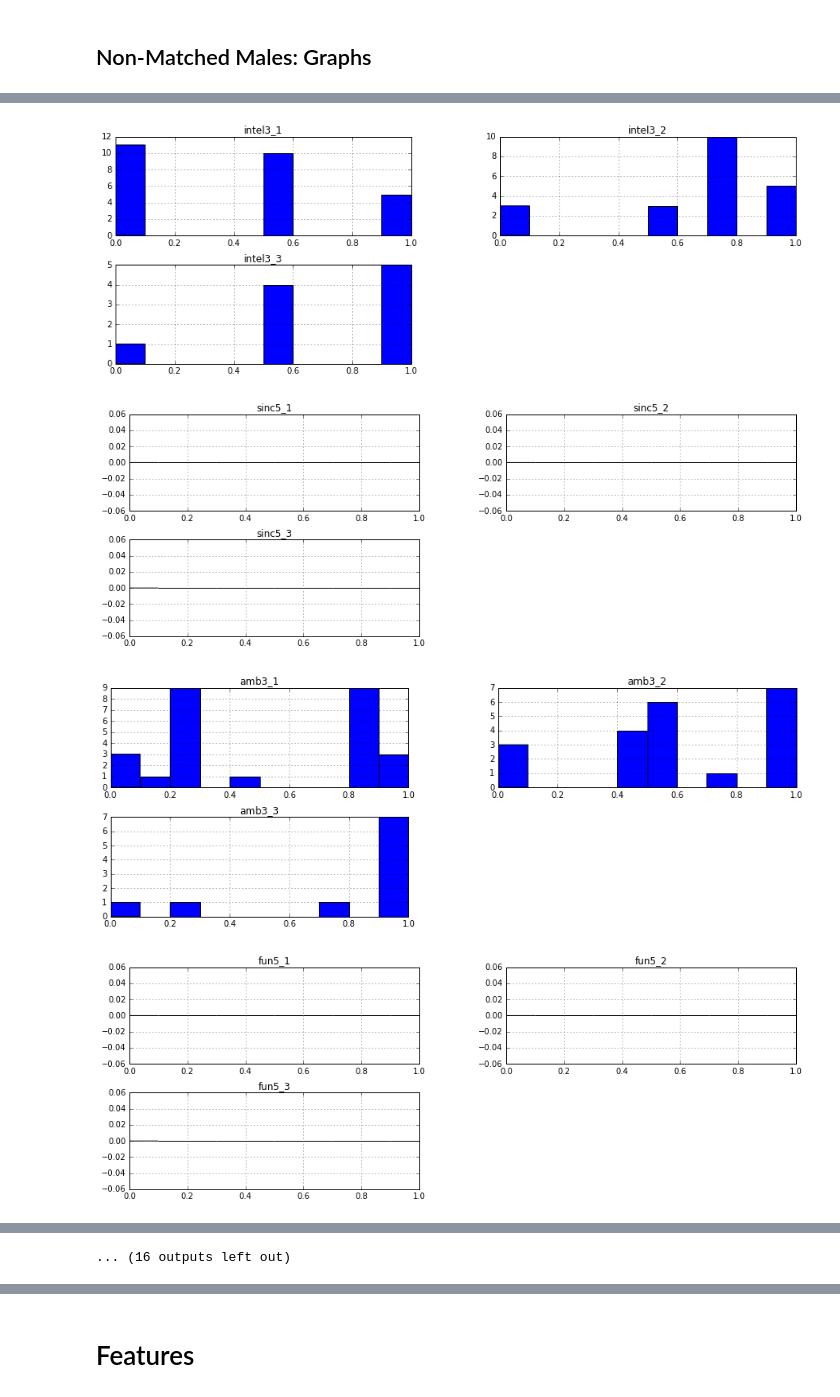
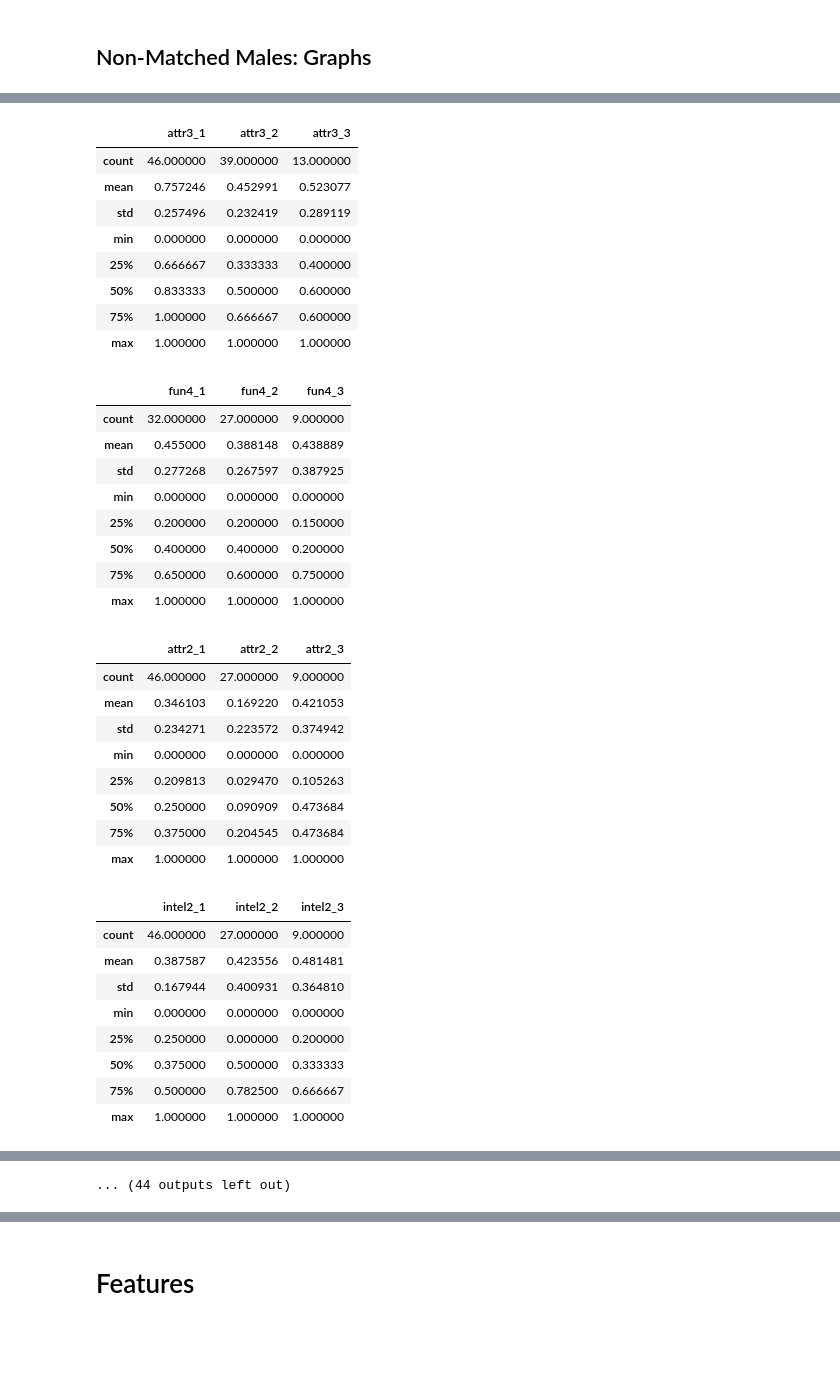
Before and after one commit to fiatveritas/Portfolio, a Jupyter notebook: Udacity_Project_5_Capstone/Love_At_First_Sight.ipynb, the cells around one changed output, grey strips where cells are left out. Saved outputs shown, nothing was run; the diff lists cells and outputs as text; code cells hidden in the pictures; blank space fills up the shorter version.

```diff
--- a/Udacity_Project_5_Capstone/Love_At_First_Sight.ipynb
+++ b/Udacity_Project_5_Capstone/Love_At_First_Sight.ipynb
@@ -111,11 +240,11 @@ for i, j in fc.master_list.iteritems():
 <h2>Non-Matched Males: Graphs</h2>
 # %%
 for i, j in fc.master_list.iteritems():
-    stuff = pd.DataFrame(data = people_not_matched, columns = ['iid', 'wave', 'gender'] + j)
+    stuff = pd.DataFrame(data = people_not_matched.drop_duplicates(subset = 'iid', keep = 'first'), columns = ['iid', 'wave', 'gender'] + j)
     new_frame = stuff[stuff['gender'] == 1].copy()
     new_frame.drop(labels = ['iid', 'gender', 'wave'], axis = 1, inplace = True)
     for i in new_frame.columns:
         new_frame[i] = (new_frame[i] - new_frame[i].min()) / (new_frame[i].max() - new_frame[i].min())
-    #display(new_frame.describe())
+    display(new_frame.describe())
     new_frame.hist(bins = 10, figsize = (15, 5))
 # %% [output]
@@ -130,4 +251,36 @@ for i, j in fc.master_list.iteritems():
-[figure, removed]
-[figure, removed]
-[figure, removed]
-[figure, removed]
+|  | attr3_1 | attr3_2 | attr3_3 |
+| count | 46.000000 | 39.000000 | 13.000000 |
+| mean | 0.757246 | 0.452991 | 0.523077 |
+| std | 0.257496 | 0.232419 | 0.289119 |
+| min | 0.000000 | 0.000000 | 0.000000 |
+| 25% | 0.666667 | 0.333333 | 0.400000 |
+| 50% | 0.833333 | 0.500000 | 0.600000 |
+| 75% | 1.000000 | 0.666667 | 0.600000 |
+| max | 1.000000 | 1.000000 | 1.000000 |
+|  | fun4_1 | fun4_2 | fun4_3 |
+| count | 32.000000 | 27.000000 | 9.000000 |
+| mean | 0.455000 | 0.388148 | 0.438889 |
+| std | 0.277268 | 0.267597 | 0.387925 |
+| min | 0.000000 | 0.000000 | 0.000000 |
+| 25% | 0.200000 | 0.200000 | 0.150000 |
+| 50% | 0.400000 | 0.400000 | 0.200000 |
+| 75% | 0.650000 | 0.600000 | 0.750000 |
+| max | 1.000000 | 1.000000 | 1.000000 |
+|  | attr2_1 | attr2_2 | attr2_3 |
+| count | 46.000000 | 27.000000 | 9.000000 |
+| mean | 0.346103 | 0.169220 | 0.421053 |
+| std | 0.234271 | 0.223572 | 0.374942 |
+| min | 0.000000 | 0.000000 | 0.000000 |
+| 25% | 0.209813 | 0.029470 | 0.105263 |
+| 50% | 0.250000 | 0.090909 | 0.473684 |
+| 75% | 0.375000 | 0.204545 | 0.473684 |
+| max | 1.000000 | 1.000000 | 1.000000 |
+|  | intel2_1 | intel2_2 | intel2_3 |
+| count | 46.000000 | 27.000000 | 9.000000 |
+| mean | 0.387587 | 0.423556 | 0.481481 |
+| std | 0.167944 | 0.400931 | 0.364810 |
+| min | 0.000000 | 0.000000 | 0.000000 |
+| 25% | 0.250000 | 0.000000 | 0.200000 |
+| 50% | 0.375000 | 0.500000 | 0.333333 |
+| 75% | 0.500000 | 0.782500 | 0.666667 |
+| max | 1.000000 | 1.000000 | 1.000000 |
@@ -134 +359 @@ for i, j in fc.master_list.iteritems():
-... (16 outputs left out)
+... (44 outputs left out)
```
Also changed, not shown: parts of 8 cells of this notebook.
